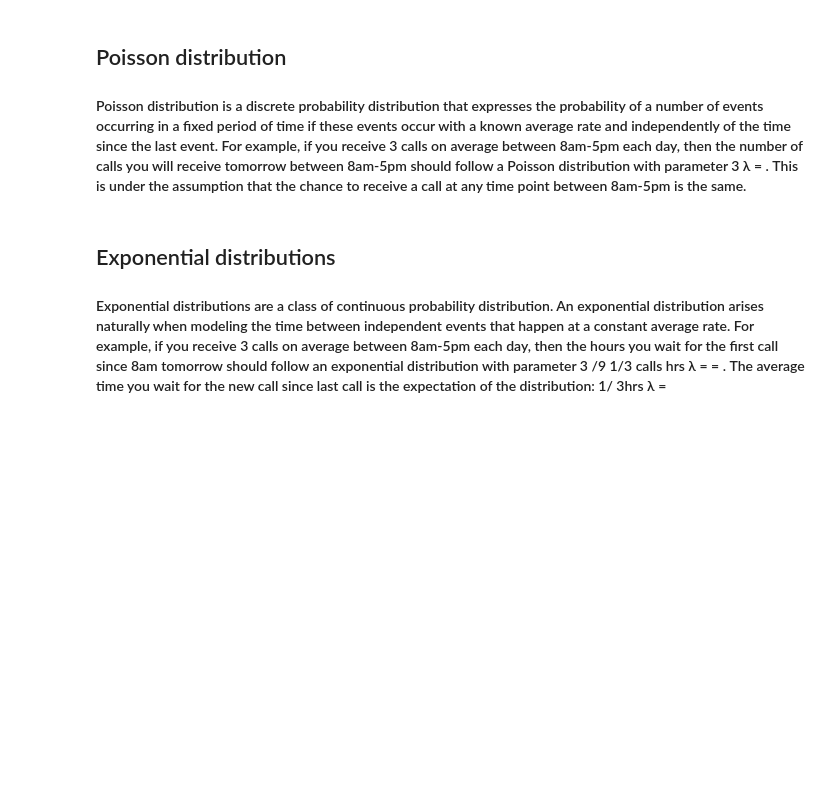
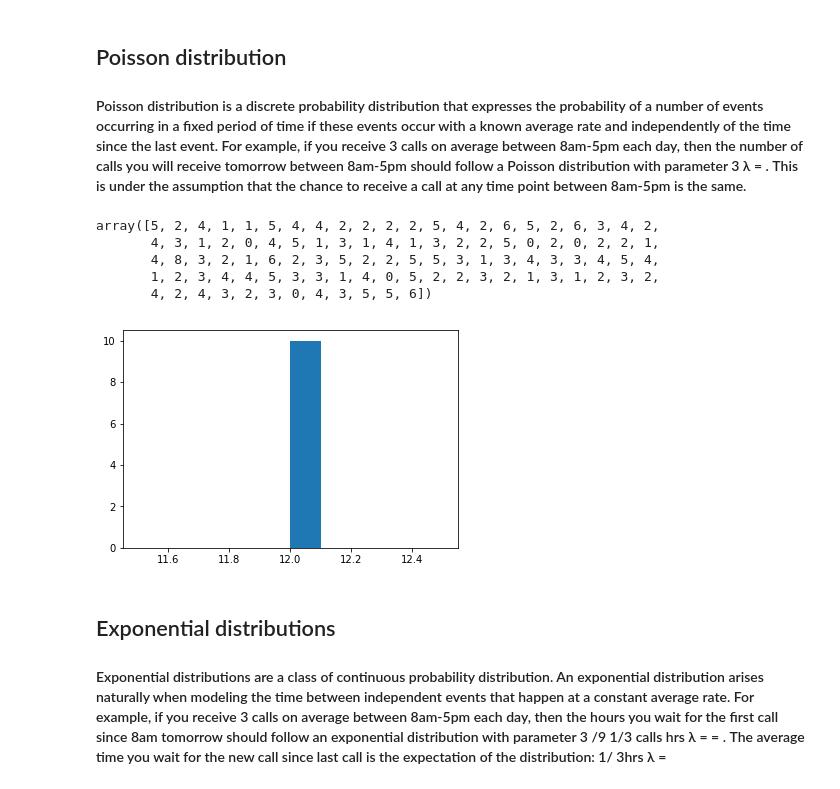
Before and after one commit to shakti230/numpy-random, a Jupyter notebook: numpy-random.ipynb, the cells around one changed output. Cells and saved outputs as stored; diff of their text form; code cells hidden in the pictures; blank space fills up the shorter version.

```diff
--- a/numpy-random.ipynb
+++ b/numpy-random.ipynb
@@ -305,6 +305,22 @@ sum(np.random.binomial(9, 0.1, 20000) == 0)/20000.
 # %% [markdown]
 ## Poisson distribution
 #### Poisson distribution is a discrete probability distribution that expresses the probability of a number of events occurring in a fixed period of time if these events occur with a known average rate and independently of the time since the last event.  For example, if you receive 3 calls on average between 8am-5pm each day, then the number of calls you will receive tomorrow between 8am-5pm should follow a Poisson distribution with parameter 3 λ = .  This is under the assumption that the chance to receive a call at any time point between 8am-5pm is the same.
+# %%
+# numpy.random.poisson(lam=1.0, size=None)
+# Draw samples from a Poisson distribution. The Poisson distribution is the limit of the binomial distribution for large N.
+np.random.poisson(3, 100)
+# %% [output]
+array([5, 2, 4, 1, 1, 5, 4, 4, 2, 2, 2, 2, 5, 4, 2, 6, 5, 2, 6, 3, 4, 2,
+       4, 3, 1, 2, 0, 4, 5, 1, 3, 1, 4, 1, 3, 2, 2, 5, 0, 2, 0, 2, 2, 1,
+       4, 8, 3, 2, 1, 6, 2, 3, 5, 2, 2, 5, 5, 3, 1, 3, 4, 3, 3, 4, 5, 4,
+       1, 2, 3, 4, 4, 5, 3, 3, 1, 4, 0, 5, 2, 2, 3, 2, 1, 3, 1, 2, 3, 2,
+       4, 2, 4, 3, 2, 3, 0, 4, 3, 5, 5, 6])
+# %%
+    import matplotlib.pyplot as plt
+    count, bins, ignored = plt.hist(12, density=True)
+    plt.show()
+# %% [output]
+[figure, added]
 # %% [markdown]
 ## Exponential distributions
 #### Exponential distributions are a class of continuous probability distribution. An exponential distribution arises naturally when modeling the time between independent events that happen at a constant average rate.  For example, if you receive 3 calls on average between 8am-5pm each day, then the hours you wait for the first call since 8am tomorrow should follow an exponential distribution with parameter 3 /9 1/3 calls hrs λ = = .  The average time you wait for the new call since last call is the expectation of the distribution: 1/ 3hrs λ =
```
Also changed, not shown: parts of 3 cells of this notebook.
